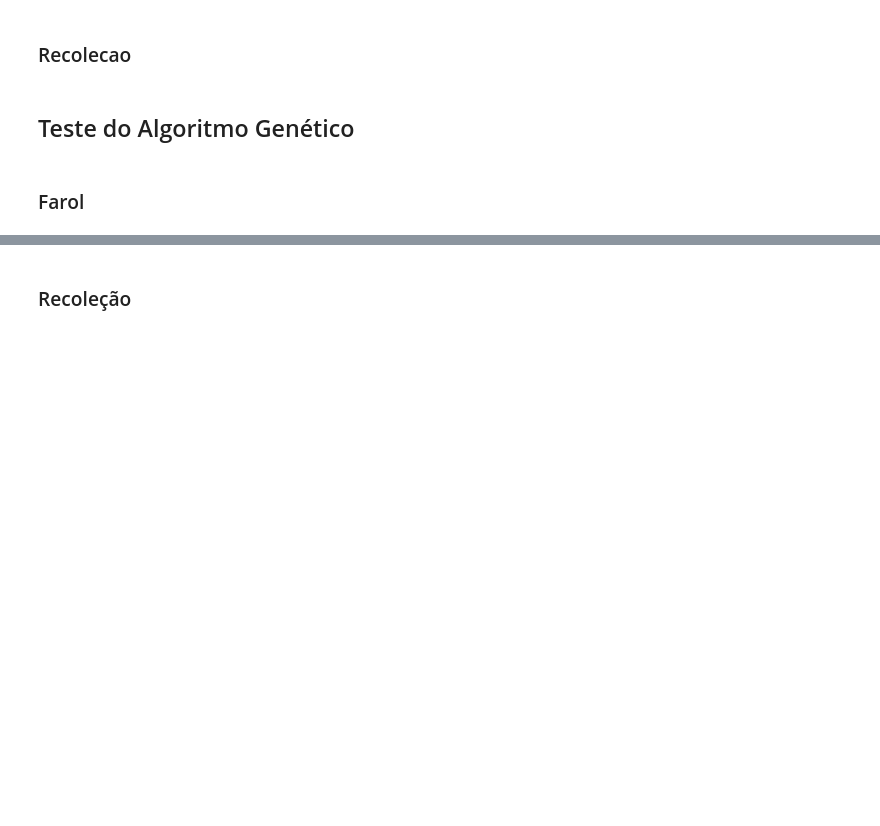
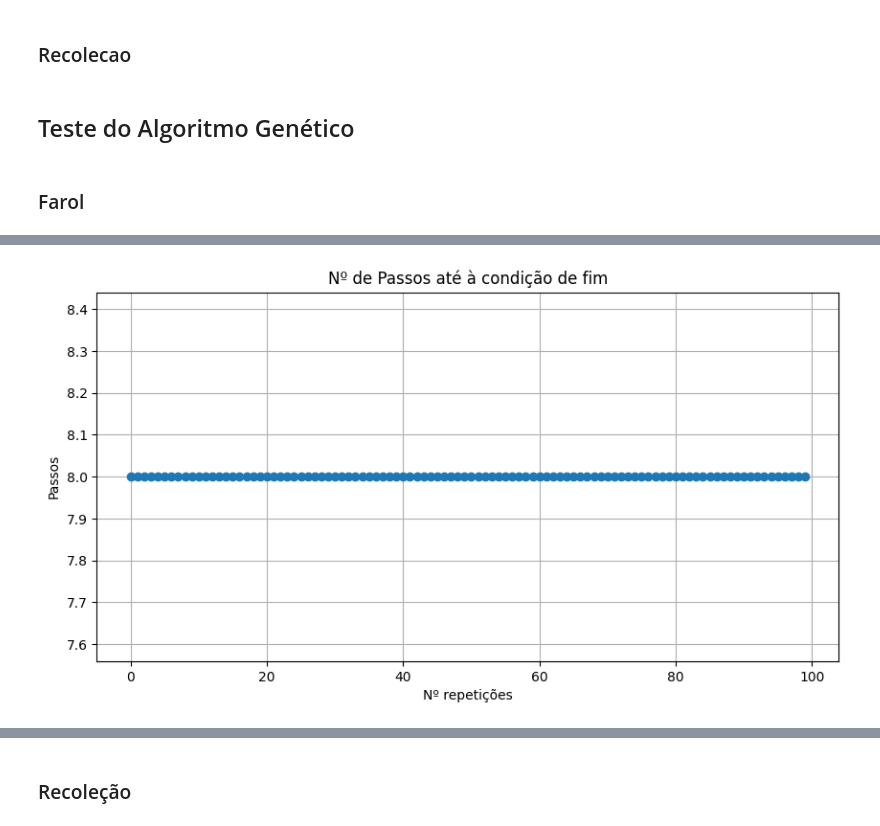
Before and after one commit to Biancs13/ProjetoAA, a Jupyter notebook: Demo.ipynb, the cells around one changed output, grey strips where cells are left out. Cells and saved outputs as stored; diff of their text form; code cells hidden in the pictures; blank space fills up the shorter version.

```diff
--- a/Demo.ipynb
+++ b/Demo.ipynb
@@ -189,6 +190,15 @@ def grafico_fitness(fitnesses):
     plt.ylabel("Average Combined Fitness Score")
     plt.grid(True)
     plt.show()
+# %%
+def grafico_passos(passos):
+    plt.figure(figsize=(10, 5))
+    plt.plot(range(len(passos)), passos, marker='o')
+    plt.title("Nº de Passos até à condição de fim")
+    plt.xlabel("Nº repetições")
+    plt.ylabel("Passos")
+    plt.grid(True)
+    plt.show()
 # %%
 import numpy as np
 import matplotlib.pyplot as plt
@@ -334,3 +344,7 @@ grafico_fitness(controlador.fitness_medio_geracao)
+# %%
+grafico_passos(controlador.numero_passos)
+# %% [output]
+[figure, added]
 # %%
 from controladorGenetico import calcular_mapa
 motor = controlador.criar_motor("genetico")
```
Also changed, not shown: parts of 13 cells of this notebook, 14 other files.
